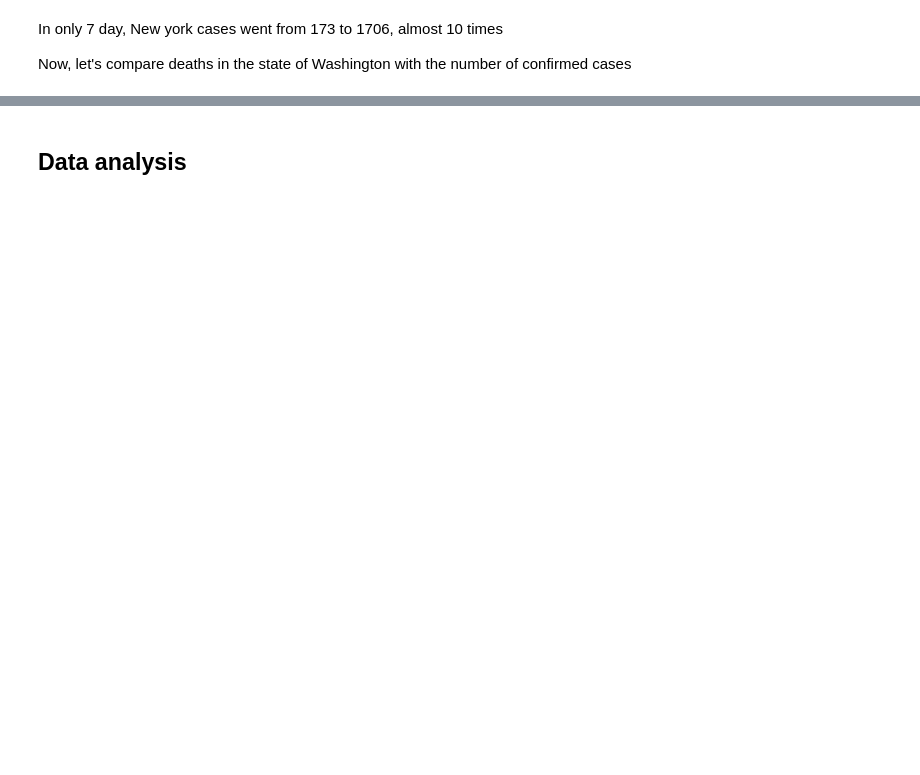
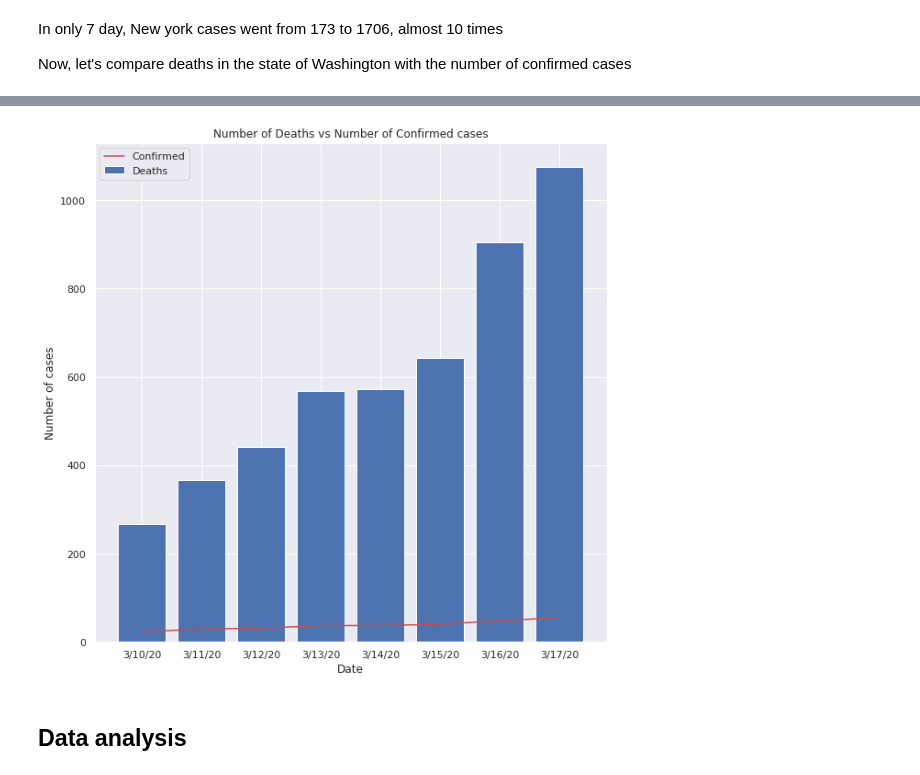
Before and after one commit to mateuskb/covid-19, a Jupyter notebook: Covid-19 analysis.ipynb, the cells around one changed output, grey strips where cells are left out. Cells and saved outputs as stored; diff of their text form; code cells hidden in the pictures; blank space fills up the shorter version.

```diff
--- a/Covid-19 analysis.ipynb
+++ b/Covid-19 analysis.ipynb
@@ -279,3 +286,11 @@ plt.show()
 In only 7 day, New york cases went from 173 to 1706, almost 10 times
 
 Now, let's compare deaths in the state of Washington with the number of confirmed cases
+# %%
+state_wash = 'Washington'
+legend = ['Confirmed', 'Deaths']
+deaths_wash = {}
+for date in dates:
+        value = US_death_df.loc[US_death_df['Province/State'] == state_wash][date].values[0]
+        if value != 0:
+            deaths_wash[date] = value
@@ -281,0 +308,27 @@ Now, let's compare deaths in the state of Washington with the number of confirme
+# %%
+lists = cases[state_wash].items()
+
+
+plt.figure(figsize=(10,10))
+
+try:
+    x, y = zip(*lists)
+except:
+    pass
+plt.bar(x, y)
+lists = deaths_wash.items()
+try:
+    x, y = zip(*lists)
+except:
+    pass
+plt.plot(x, y, color='r')
+
+#Set descriptions:
+plt.title("Number of Deaths vs Number of Confirmed cases")
+plt.ylabel('Number of cases')
+plt.xlabel('Date')
+plt.legend(legend)
+
+plt.show()
+# %% [output]
+[figure, added]
```
Also changed, not shown: parts of 5 cells of this notebook.
